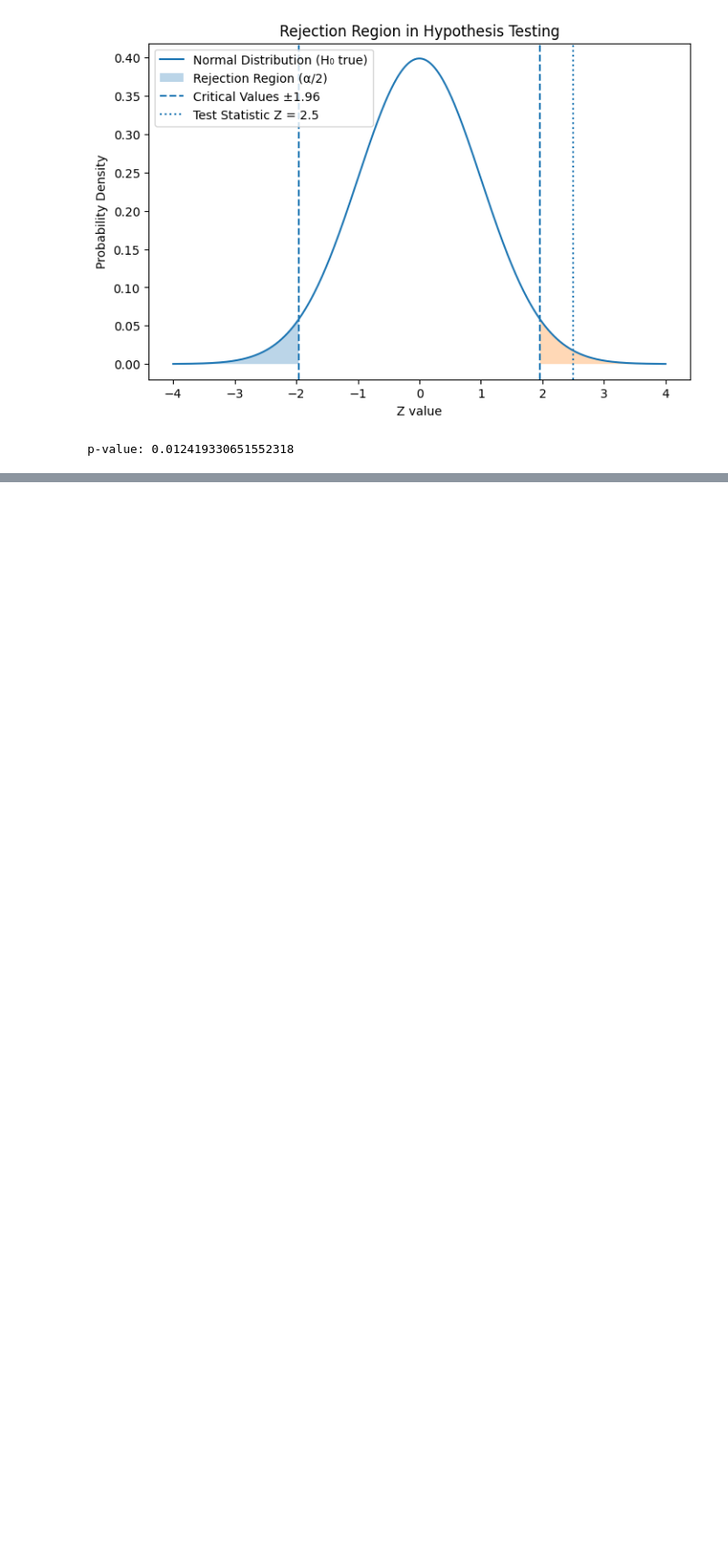
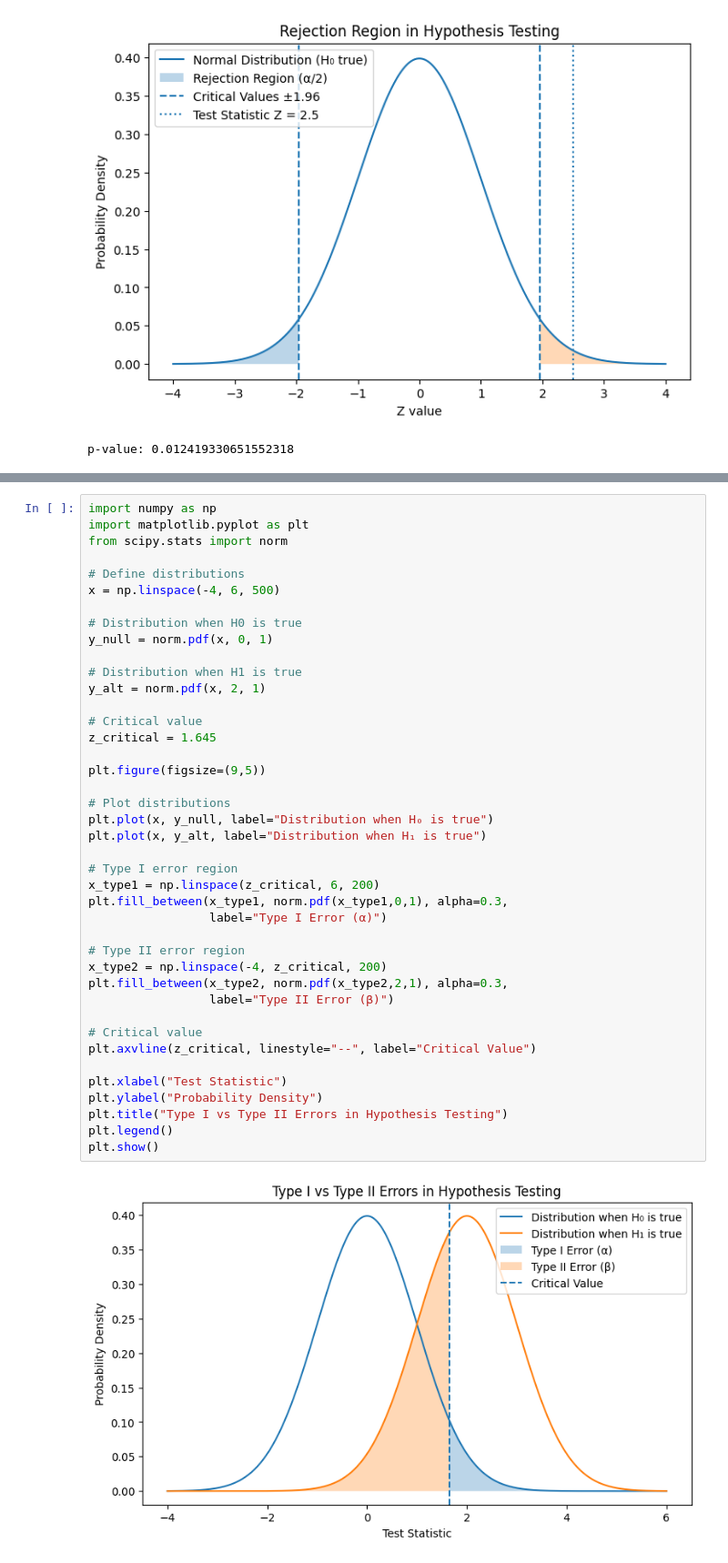
Before and after one commit to mapurva/CodeWorkspace, a Jupyter notebook: Hypothesis_Testing.ipynb, the cells around one changed output, grey strips where cells are left out. Shown at 91% size. Drawn from its saved outputs; the diff is of its cells as text; blank space fills up the shorter version.

Commit message:
added Type I and Type II Errors

```diff
--- a/Hypothesis_Testing.ipynb
+++ b/Hypothesis_Testing.ipynb
@@ -1101,0 +1189,43 @@ p-value: 0.012419330651552318
+# %%
+import numpy as np
+import matplotlib.pyplot as plt
+from scipy.stats import norm
+
+# Define distributions
+x = np.linspace(-4, 6, 500)
+
+# Distribution when H0 is true
+y_null = norm.pdf(x, 0, 1)
+
+# Distribution when H1 is true
+y_alt = norm.pdf(x, 2, 1)
+
+# Critical value
+z_critical = 1.645
+
+plt.figure(figsize=(9,5))
+
+# Plot distributions
+plt.plot(x, y_null, label="Distribution when H₀ is true")
+plt.plot(x, y_alt, label="Distribution when H₁ is true")
+
+# Type I error region
+x_type1 = np.linspace(z_critical, 6, 200)
+plt.fill_between(x_type1, norm.pdf(x_type1,0,1), alpha=0.3,
+                 label="Type I Error (α)")
+
+# Type II error region
+x_type2 = np.linspace(-4, z_critical, 200)
+plt.fill_between(x_type2, norm.pdf(x_type2,2,1), alpha=0.3,
+                 label="Type II Error (β)")
+
+# Critical value
+plt.axvline(z_critical, linestyle="--", label="Critical Value")
+
+plt.xlabel("Test Statistic")
+plt.ylabel("Probability Density")
+plt.title("Type I vs Type II Errors in Hypothesis Testing")
+plt.legend()
+plt.show()
+# %% [output]
+[figure, added]
```
Also changed, not shown: parts of 1 cell of this notebook.
